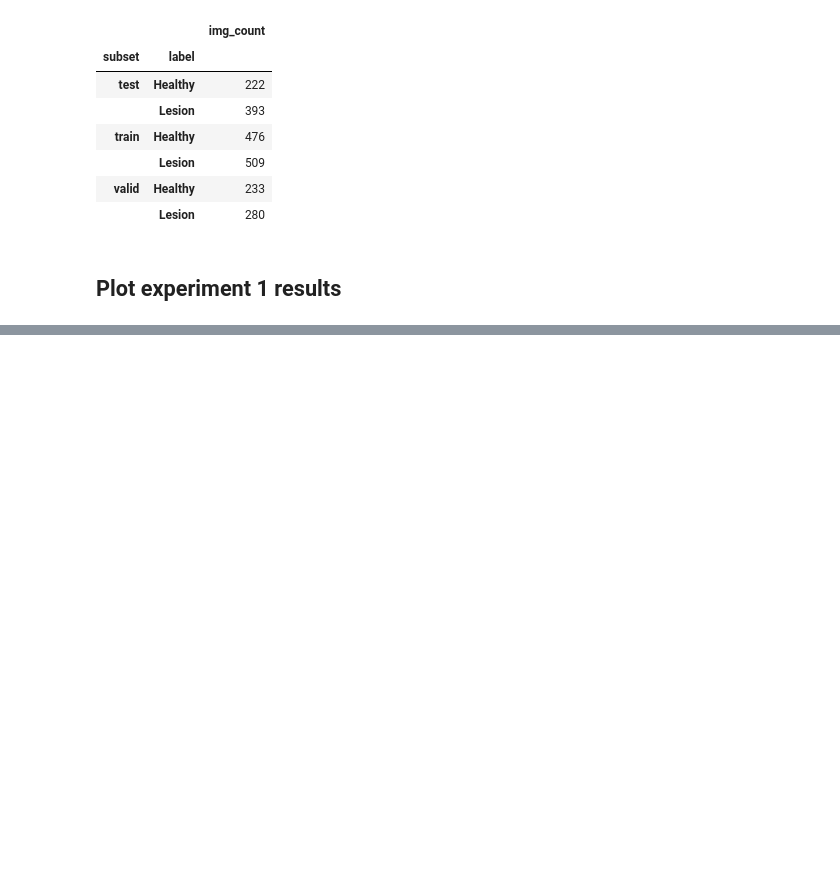
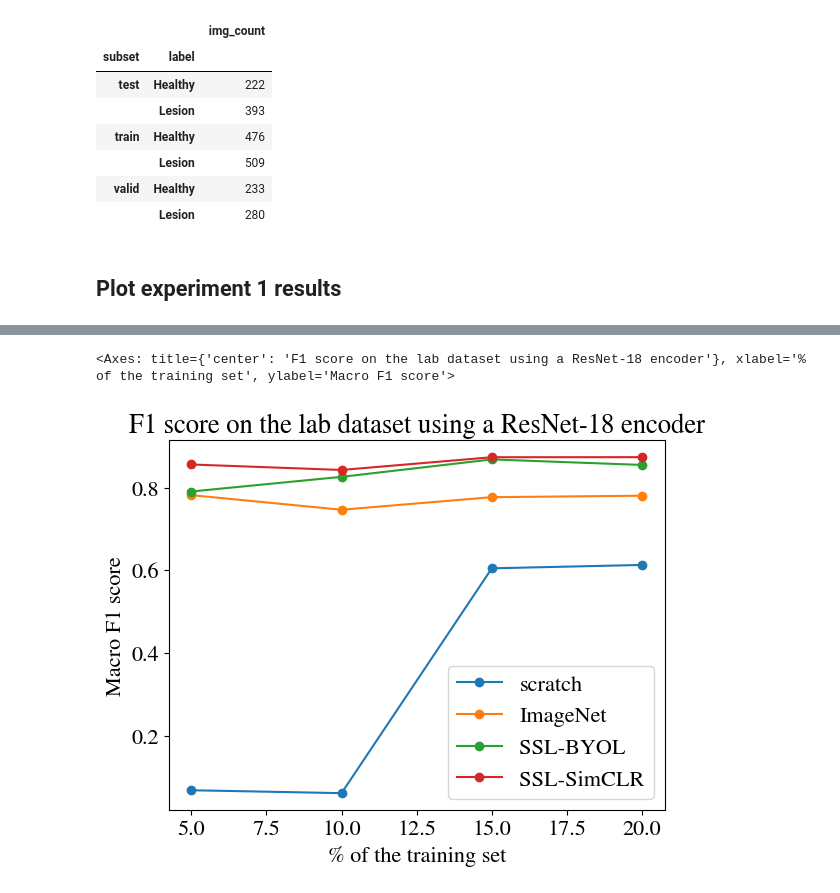
Before and after one commit to AnaJade/OCT_classification, a Jupyter notebook: brouillon.ipynb, the cells around one changed output, grey strips where cells are left out. Saved outputs shown, nothing was run; the diff lists cells and outputs as text; code cells hidden in the pictures; blank space fills up the shorter version.

```diff
--- a/brouillon.ipynb
+++ b/brouillon.ipynb
@@ -438,0 +490,20 @@ plt.savefig(f'F1score_{model_arch}_{dataset}.png', dpi=500)
+# %%
+# Get F1 per col
+all_preds = {'scratch': supervised_preds_random, 'ImageNet': supervised_preds_imagenet, 'SSL-BYOL': byol_preds, 'SSL-SimCLR': simclr_preds}
+f1_overview = {}
+for w, preds in all_preds.items():
+    f1_overview[w] = get_f1_score_per_col(preds, keep_weight_init=False)
+f1_overview = pd.DataFrame.from_dict(f1_overview, orient='columns')
+f1_overview.index = [int(i) for i in f1_overview.index]
+f1_overview = f1_overview.reset_index().rename(columns={'index': 'train_ratio'})
+# f1_overview
+plt_title = f"F1 score on the {datasets[dataset]} dataset using a {model_archs[model_arch]} encoder"
+f1_overview.plot.line(x='train_ratio', y=[c for c in f1_overview if c != 'train_ratio'],
+                      title=plt_title,
+                      xlabel=r'% of the training set',
+                      ylabel='Macro F1 score',
+                      marker='o')
+# plt.savefig(f'F1score_{model_arch}_{dataset}.png', dpi=500)
+# %% [output]
+<Axes: title={'center': 'F1 score on the lab dataset using a ResNet-18 encoder'}, xlabel='% of the training set', ylabel='Macro F1 score'>
+[figure, added]
```
Also changed, not shown: parts of 4 cells of this notebook.
